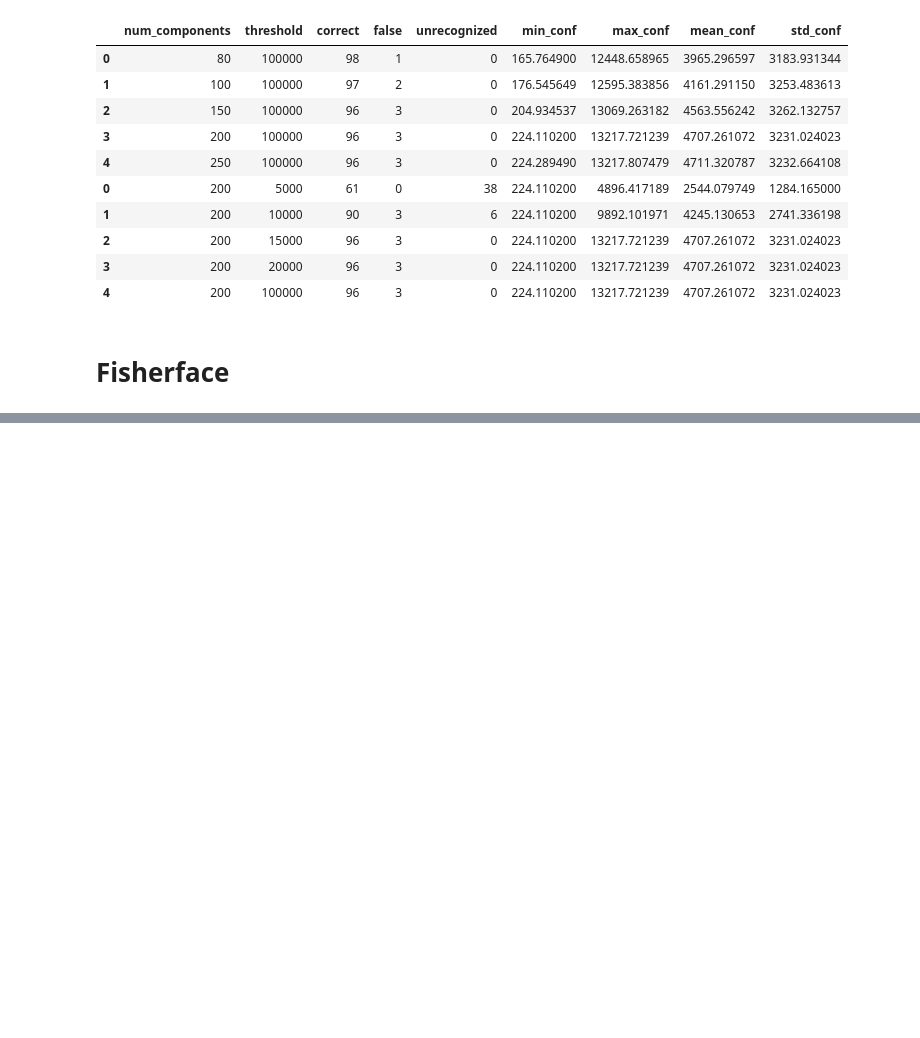
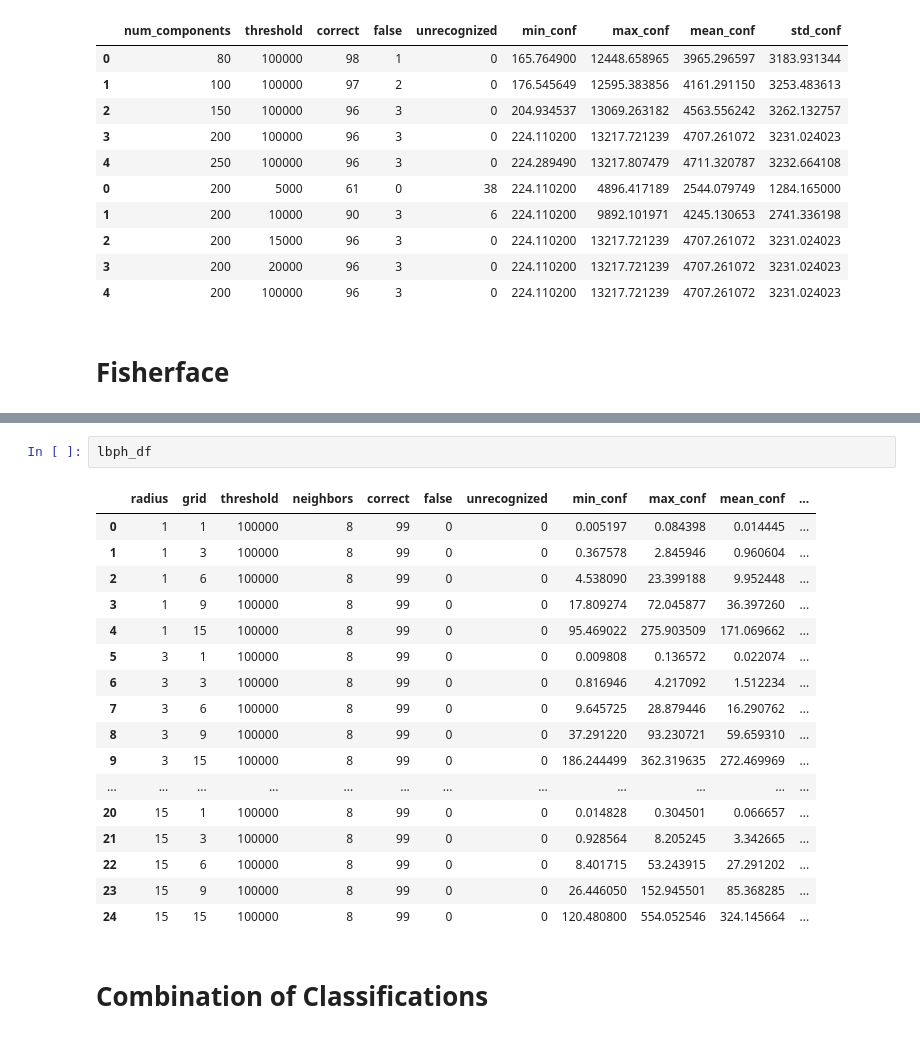
Before and after one commit to WellKnownDedication/video-and-image-proccessing, a Jupyter notebook: src/Complex_classifier/Dataset processing.ipynb, the cells around one changed output, grey strips where cells are left out. Cells and saved outputs as stored; diff of their text form; blank space fills up the shorter version.

```diff
--- a/src/Complex_classifier/Dataset processing.ipynb
+++ b/src/Complex_classifier/Dataset processing.ipynb
@@ -222,0 +348,22 @@ def run_fisherface_experiment(train_imgs, train_labels, test_imgs, test_labels,
+# %%
+lbph_df
+# %% [output]
+|  | radius | grid | threshold | neighbors | correct | false | unrecognized | min_conf | max_conf | mean_conf | ... |
+| 0 | 1 | 1 | 100000 | 8 | 99 | 0 | 0 | 0.005197 | 0.084398 | 0.014445 | ... |
+| 1 | 1 | 3 | 100000 | 8 | 99 | 0 | 0 | 0.367578 | 2.845946 | 0.960604 | ... |
+| 2 | 1 | 6 | 100000 | 8 | 99 | 0 | 0 | 4.538090 | 23.399188 | 9.952448 | ... |
+| 3 | 1 | 9 | 100000 | 8 | 99 | 0 | 0 | 17.809274 | 72.045877 | 36.397260 | ... |
+| 4 | 1 | 15 | 100000 | 8 | 99 | 0 | 0 | 95.469022 | 275.903509 | 171.069662 | ... |
+| 5 | 3 | 1 | 100000 | 8 | 99 | 0 | 0 | 0.009808 | 0.136572 | 0.022074 | ... |
+| 6 | 3 | 3 | 100000 | 8 | 99 | 0 | 0 | 0.816946 | 4.217092 | 1.512234 | ... |
+| 7 | 3 | 6 | 100000 | 8 | 99 | 0 | 0 | 9.645725 | 28.879446 | 16.290762 | ... |
+| 8 | 3 | 9 | 100000 | 8 | 99 | 0 | 0 | 37.291220 | 93.230721 | 59.659310 | ... |
+| 9 | 3 | 15 | 100000 | 8 | 99 | 0 | 0 | 186.244499 | 362.319635 | 272.469969 | ... |
+| ... | ... | ... | ... | ... | ... | ... | ... | ... | ... | ... | ... |
+| 20 | 15 | 1 | 100000 | 8 | 99 | 0 | 0 | 0.014828 | 0.304501 | 0.066657 | ... |
+| 21 | 15 | 3 | 100000 | 8 | 99 | 0 | 0 | 0.928564 | 8.205245 | 3.342665 | ... |
+| 22 | 15 | 6 | 100000 | 8 | 99 | 0 | 0 | 8.401715 | 53.243915 | 27.291202 | ... |
+| 23 | 15 | 9 | 100000 | 8 | 99 | 0 | 0 | 26.446050 | 152.945501 | 85.368285 | ... |
+| 24 | 15 | 15 | 100000 | 8 | 99 | 0 | 0 | 120.480800 | 554.052546 | 324.145664 | ... |
+# %% [markdown]
+# Combination of Classifications
```
Also changed, not shown: parts of 13 cells of this notebook, 1 other file.
